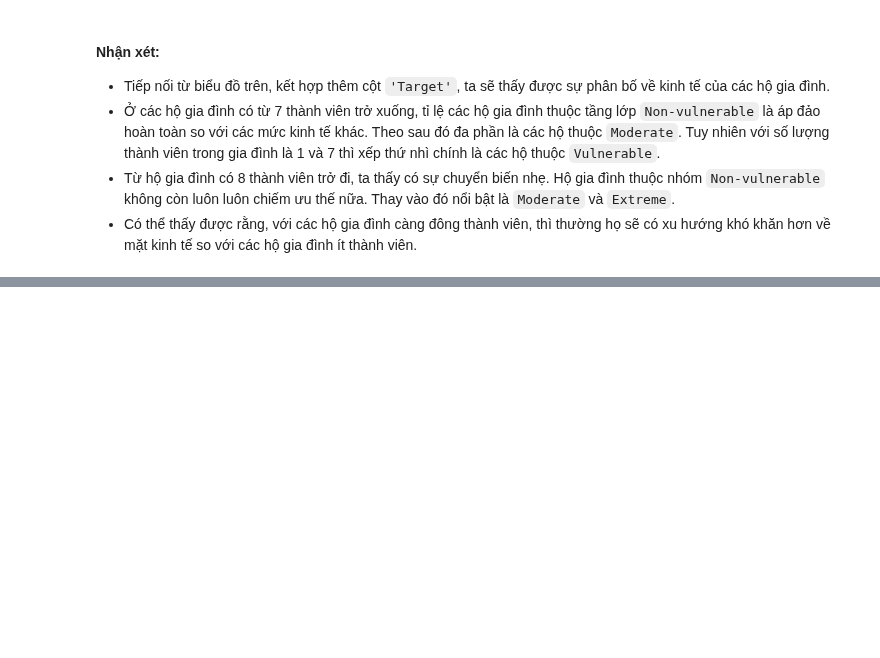
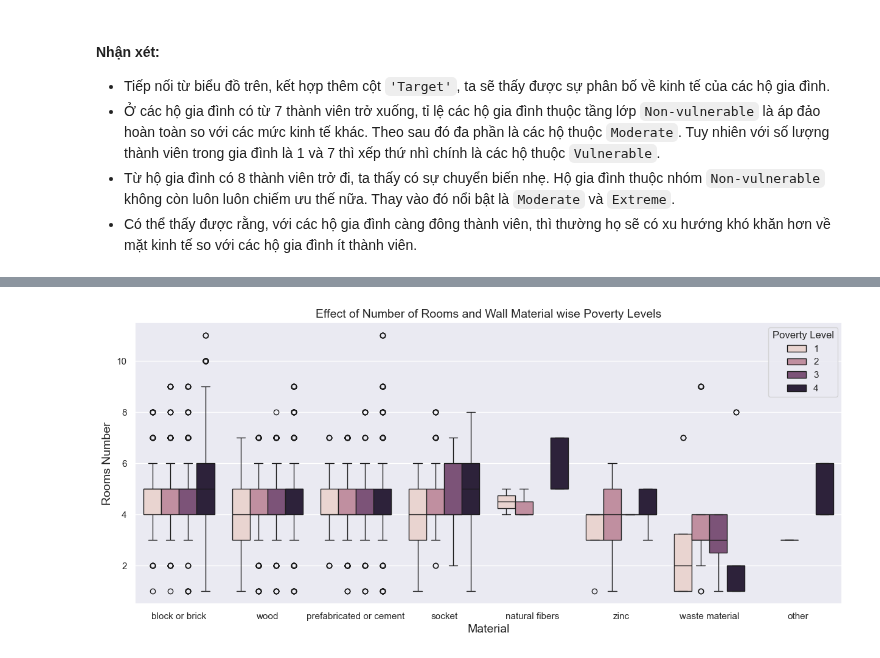
Before and after one commit to iam-Dylan/costa-rican-household, a Jupyter notebook: source/eda.ipynb, the cells around one changed output, grey strips where cells are left out. Drawn from its saved outputs; the diff is of its cells as text; code cells hidden in the pictures; blank space fills up the shorter version.

```diff
--- a/source/eda.ipynb
+++ b/source/eda.ipynb
@@ -173,0 +104,15 @@ plt.show()
+# %%
+wall_mat = train[['paredblolad','paredzocalo','paredpreb','pareddes','paredmad','paredzinc','paredfibras','paredother']]
+column_mapping = {
+    'paredblolad': 'block or brick',
+    'paredzocalo': 'socket',
+    'paredpreb': 'prefabricated or cement',
+    'pareddes': 'waste material',
+    'paredmad': 'wood',
+    'paredzinc': 'zinc',
+    'paredfibras': 'natural fibers',
+    'paredother': 'other'
+}
+
+wall_mat.rename(columns=column_mapping, inplace=True)
+wall_mat
@@ -173,0 +136,12 @@ plt.show()
+# %%
+original_categorical_variable = 'Material'
+wall_mat_df = pd.DataFrame(columns=[original_categorical_variable])
+
+for index, row in wall_mat.iterrows():
+    category_index = row[row == 1].index[0]
+    category_value = category_index.split('_')[-1]
+    wall_mat_df.loc[index, original_categorical_variable] = category_value
+
+wall_mat_df['Rooms'] = train['rooms']
+wall_mat_df['Target'] = train['Target']
+wall_mat_df
@@ -173,0 +162,11 @@ plt.show()
+# %%
+sns.set(rc={'figure.figsize':(15, 6)})
+sns.boxplot(x="Material", y="Rooms", hue="Target", data=wall_mat_df)
+plt.title("Effect of Number of Rooms and Wall Material wise Poverty Levels", fontsize=14)
+plt.xlabel('Material', fontsize=14)
+plt.ylabel('Rooms Number', fontsize=14)
+plt.xticks(rotation=0)
+plt.legend(title = 'Poverty Level')
+plt.show()
+# %% [output]
+[figure, added]
```
Also changed, not shown: parts of 20 cells of this notebook, 2 other files.
